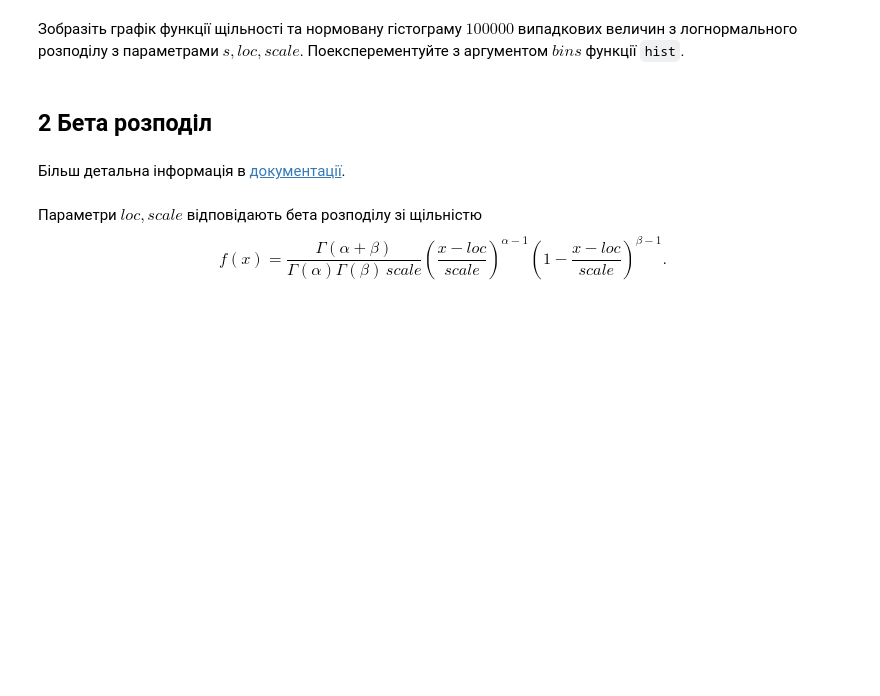
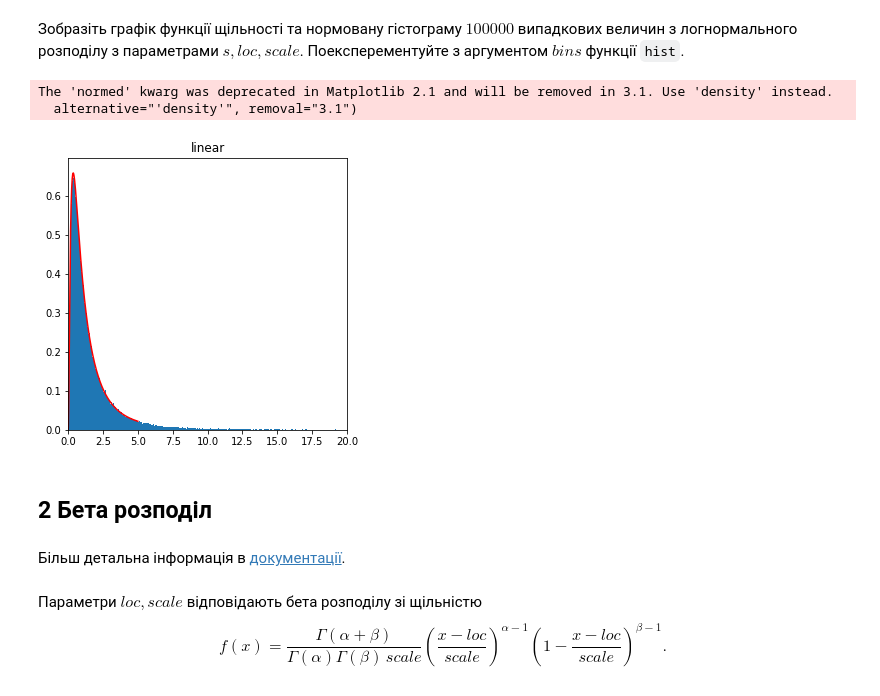
Before and after one commit to mikke-172/probability_homework5, a Jupyter notebook: Домашня робота 5.ipynb, the cells around one changed output. Saved outputs shown, nothing was run; the diff lists cells and outputs as text; code cells hidden in the pictures; blank space fills up the shorter version.

```diff
--- a/Домашня робота 5.ipynb
+++ b/Домашня робота 5.ipynb
@@ -63,3 +122,24 @@ x2 = np.arange(-1, 5.01, 0.01)
+# %%
+# Місце для Вашого коду
+
+x = np.arange(-1, 5.01, 0.01)
+y = lognorm.pdf(x, s, loc=loc, scale=scale)
+
+
+lnorm_rvs = lognorm.rvs(s, loc=loc,  scale=scale, size=100000)
+
+fig, axs = plt.subplots(1, 1, figsize=(5,5))
+
+
+axs.plot(x, y, 'r')
+axs.set_title('linear')
+axs.set_xlim(0, 20)
+axs.hist(lnorm_rvs, normed=True, bins='auto')
+plt.show()
+# %% [output]
+The 'normed' kwarg was deprecated in Matplotlib 2.1 and will be removed in 3.1. Use 'density' instead.
+  alternative="'density'", removal="3.1")
+[figure, added]
 # %% [markdown]
 ## 2 Бета розподіл
 # %% [markdown]
```
Also changed, not shown: parts of 38 cells of this notebook.
